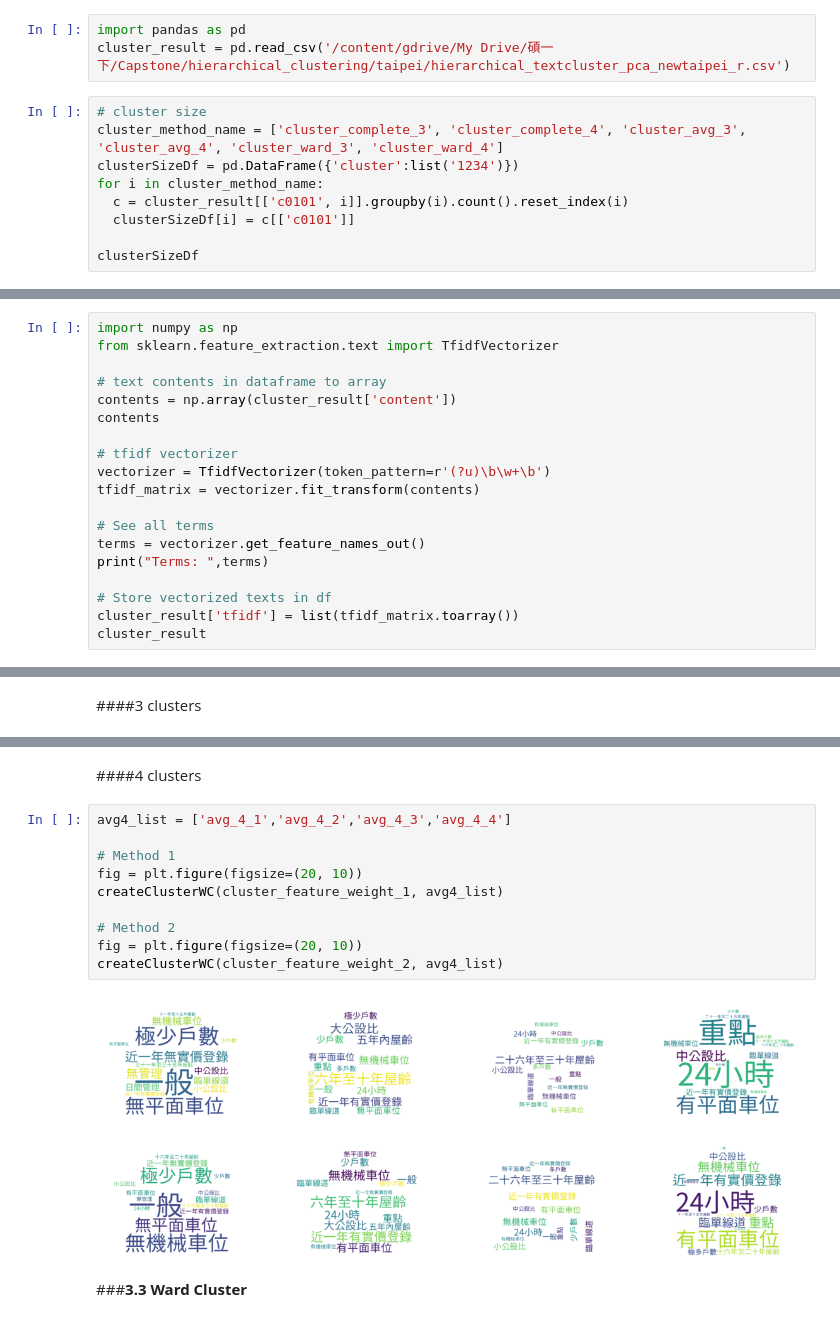
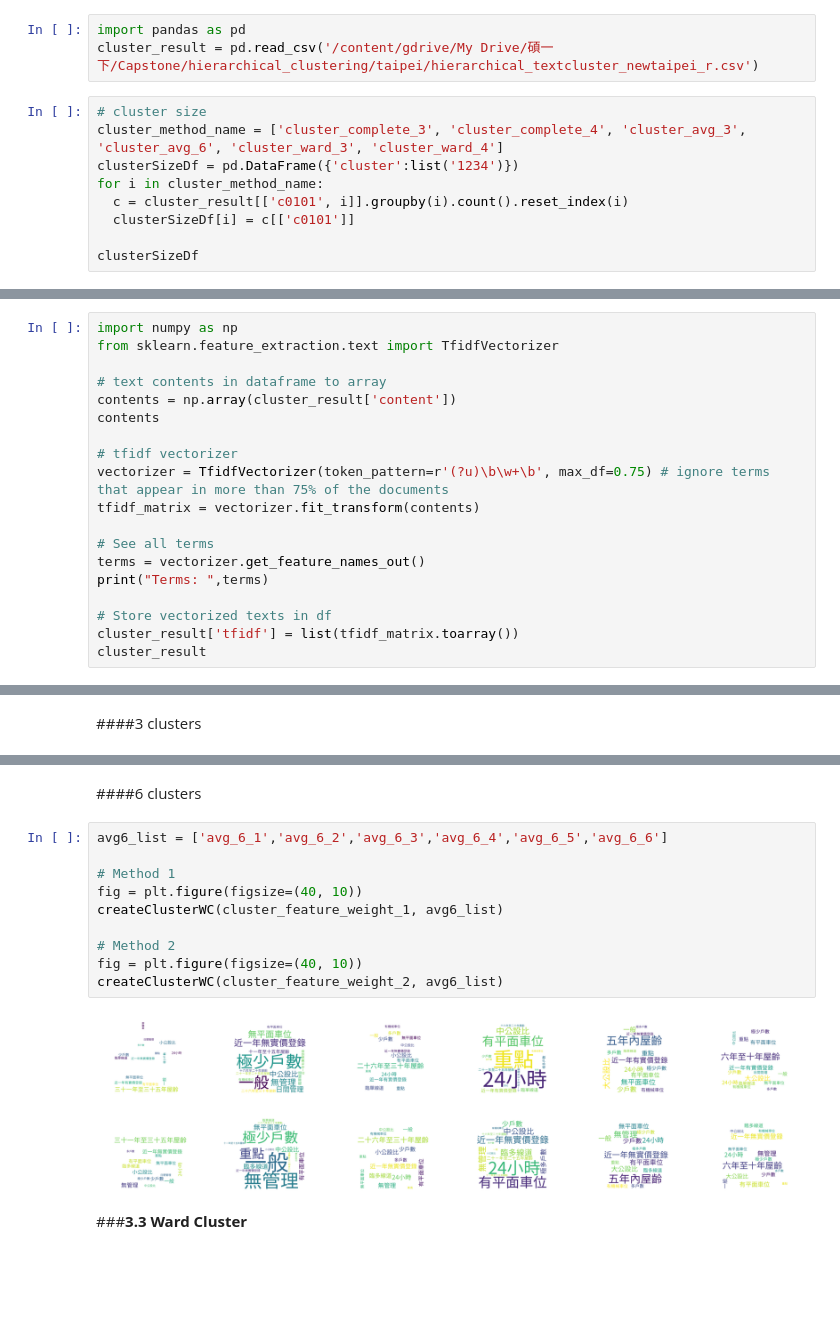
Before and after one commit to angel870326/Hierarchical-Clustering, a Jupyter notebook: newtaipei_wordcloud_text.ipynb, the cells around one changed output, grey strips where cells are left out. Drawn from its saved outputs; the diff is of its cells as text; blank space fills up the shorter version.

```diff
--- a/newtaipei_wordcloud_text.ipynb
+++ b/newtaipei_wordcloud_text.ipynb
@@ -30,10 +30,10 @@ drive.mount("/content/gdrive")
 Drive already mounted at /content/gdrive; to attempt to forcibly remount, call drive.mount("/content/gdrive", force_remount=True).
 # %%
 import pandas as pd
-cluster_result = pd.read_csv('/content/gdrive/My Drive/碩一下/Capstone/hierarchical_clustering/taipei/hierarchical_textcluster_pca_newtaipei_r.csv')
+cluster_result = pd.read_csv('/content/gdrive/My Drive/碩一下/Capstone/hierarchical_clustering/taipei/hierarchical_textcluster_newtaipei_r.csv')
 # %%
 # cluster size
-cluster_method_name = ['cluster_complete_3', 'cluster_complete_4', 'cluster_avg_3', 'cluster_avg_4', 'cluster_ward_3', 'cluster_ward_4']
+cluster_method_name = ['cluster_complete_3', 'cluster_complete_4', 'cluster_avg_3', 'cluster_avg_6', 'cluster_ward_3', 'cluster_ward_4']
 clusterSizeDf = pd.DataFrame({'cluster':list('1234')})
 for i in cluster_method_name:
   c = cluster_result[['c0101', i]].groupby(i).count().reset_index(i)
@@ -60,7 +60,7 @@ contents = np.array(cluster_result['content'])
 contents
 
 # tfidf vectorizer
-vectorizer = TfidfVectorizer(token_pattern=r'(?u)\b\w+\b')
+vectorizer = TfidfVectorizer(token_pattern=r'(?u)\b\w+\b', max_df=0.75) # ignore terms that appear in more than 75% of the documents
 tfidf_matrix = vectorizer.fit_transform(contents)
 
 # See all terms
@@ -340,18 +343,18 @@ createClusterWC(cluster_feature_weight_2, avg3_list)
 # %% [markdown]
-####4 clusters
+####6 clusters
 # %%
-avg4_list = ['avg_4_1','avg_4_2','avg_4_3','avg_4_4']
+avg6_list = ['avg_6_1','avg_6_2','avg_6_3','avg_6_4','avg_6_5','avg_6_6']
 
 # Method 1
-fig = plt.figure(figsize=(20, 10))
-createClusterWC(cluster_feature_weight_1, avg4_list)
+fig = plt.figure(figsize=(40, 10))
+createClusterWC(cluster_feature_weight_1, avg6_list)
 
 # Method 2
-fig = plt.figure(figsize=(20, 10))
-createClusterWC(cluster_feature_weight_2, avg4_list)
+fig = plt.figure(figsize=(40, 10))
+createClusterWC(cluster_feature_weight_2, avg6_list)
 # %% [output]
-[figure, old version]
+[figure, new version]
-[figure, old version]
+[figure, new version]
 # %% [markdown]
 ###**3.3 Ward Cluster**
 # %% [markdown]
```
Also changed, not shown: parts of 15 cells of this notebook.
